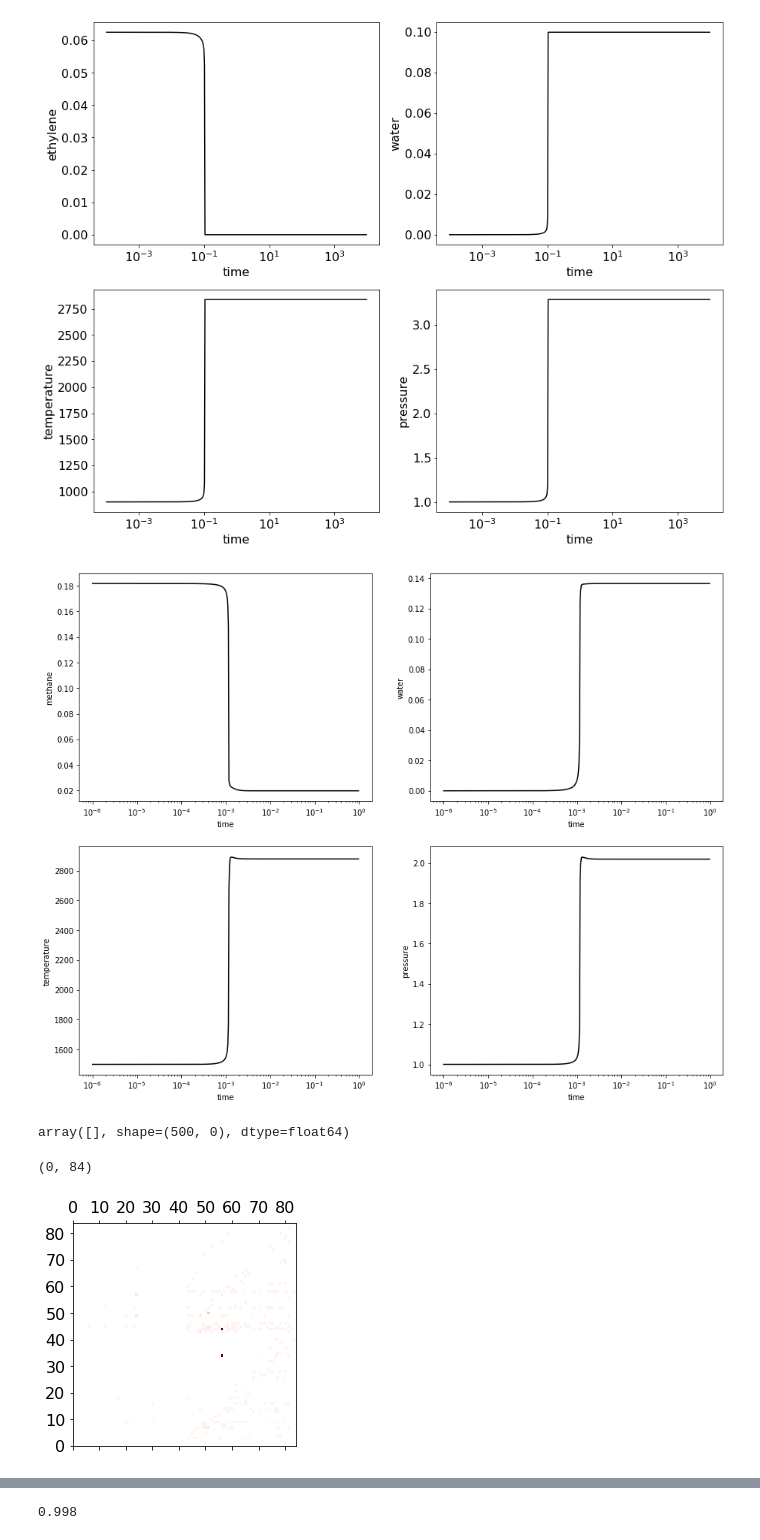
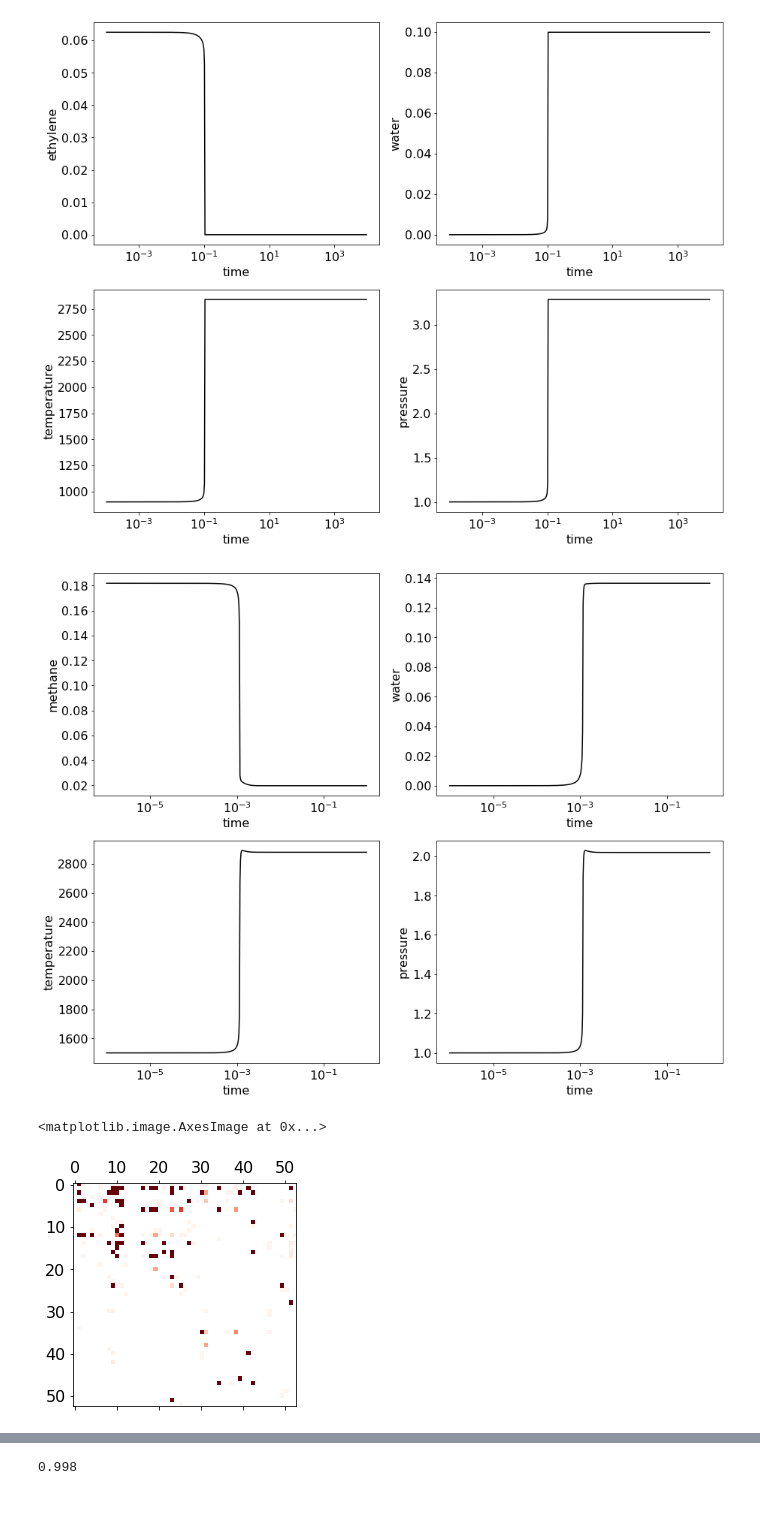
Before and after one commit to znicolaou/ratematrix, a Jupyter notebook: plots.ipynb, the cells around one changed output, grey strips where cells are left out. Saved outputs shown, nothing was run; the diff lists cells and outputs as text; code cells hidden in the pictures; blank space fills up the shorter version.

Commit message:
updated plots

```diff
--- a/plots.ipynb
+++ b/plots.ipynb
@@ -77,6 +94,7 @@ pressures=np.load(filebase+"pressures.npy");
 matrices=np.load(filebase+"matrices.npy")
 evals=np.load(filebase+"eigenvalues.npy")
 evecs=np.load(filebase+"eigenvectors.npy")
+norms=np.load(filebase+"norms.npy")
 fig, ax = plt.subplots(2, 2,figsize=(15,12))
 ax[0,0].semilogx(times,concentrations[:,3], "-", label="infinity", color="black")
 ax[0,0].set_xlabel("time")
@@ -93,21 +111,15 @@ ax[1,1].set_xlabel("time")
 ax[1,1].set_ylabel("pressure")
 plt.savefig("griignition.pdf")
 # %% [output]
-[figure, old version]
+[figure, new version]
-# %%
-matrices
-# %% [output]
-array([], shape=(500, 0), dtype=float64)
 # %%
 cmap = plt.cm.get_cmap("Reds")
 cmap.set_under("white")
 mean=np.mean(matrices)
 plt.matshow(matrices[0], cmap=cmap, vmin=1, vmax=mean)
-plt.xlim(0,84)
-plt.ylim(0,84)
 # %% [output]
-(0, 84)
+<matplotlib.image.AxesImage at 0x...>
-[figure, old version]
+[figure, new version]
 # %%
 cmap = plt.cm.get_cmap("Reds")
 cmap.set_under("white")
```
Also changed, not shown: parts of 10 cells of this notebook, 1 other file.
